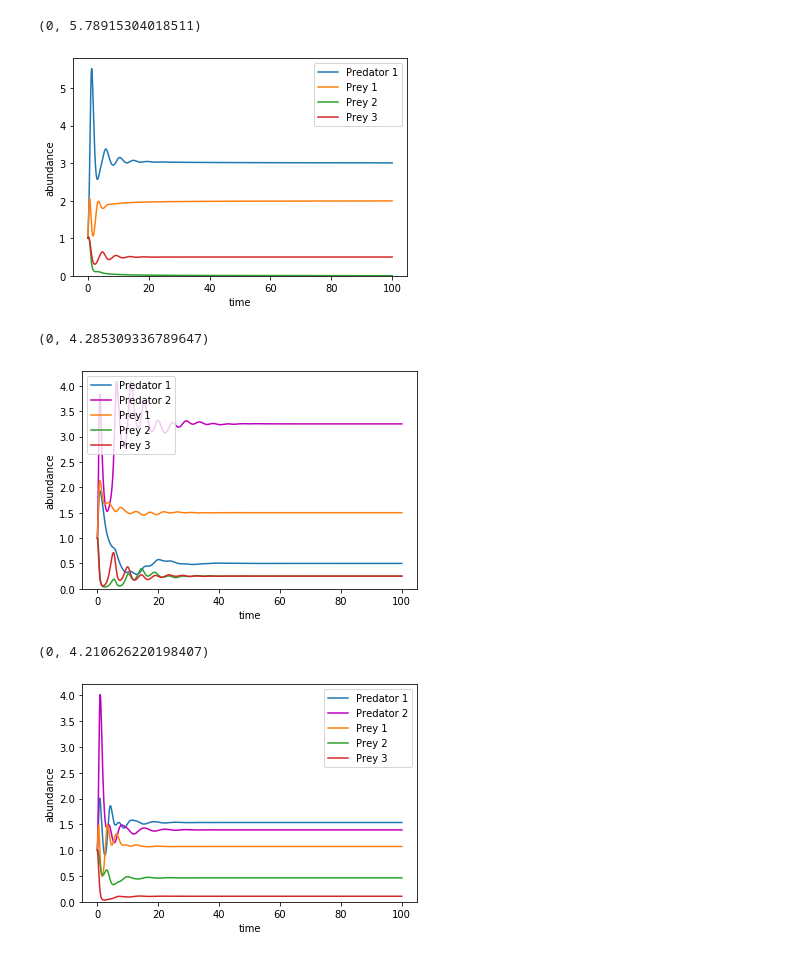
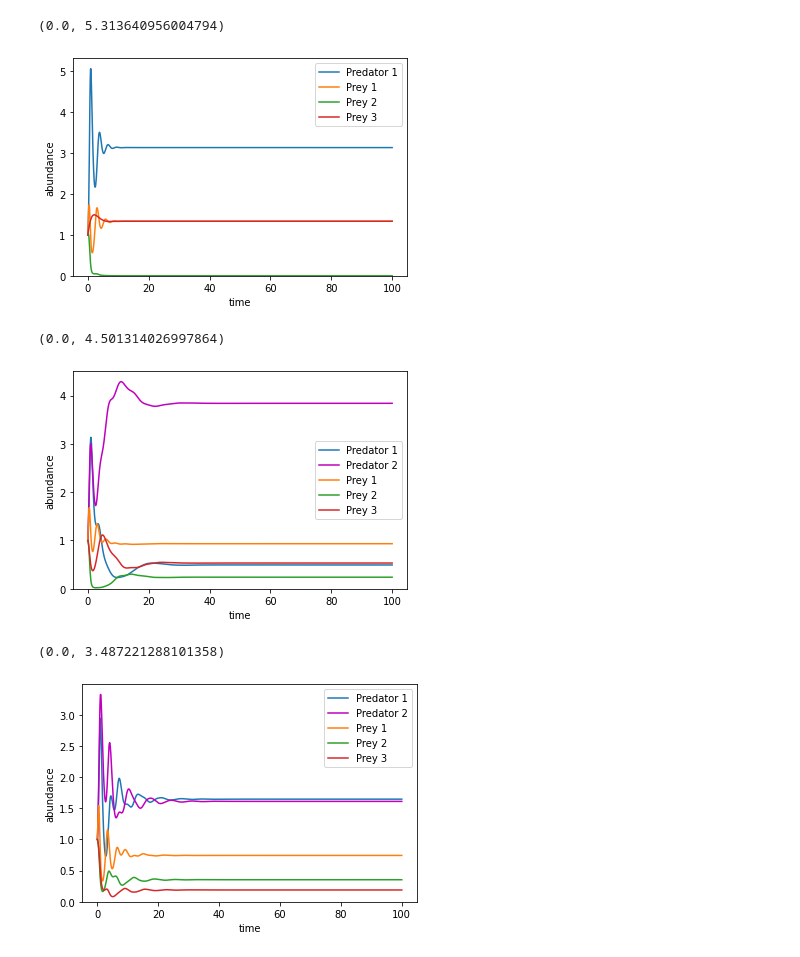
Before and after one commit to iwashitagenecology/prey_discrimination, a Jupyter notebook: prey_discrimination.ipynb, the cells around one changed output. Saved outputs shown, nothing was run; the diff lists cells and outputs as text; code cells hidden in the pictures.

```diff
--- a/prey_discrimination.ipynb
+++ b/prey_discrimination.ipynb
@@ -18,13 +18,13 @@ def functree(v,t,b1,b2,b3,r1,r2,r3,s,m1):
     da2dt = v[5]*(b3*(1-v[5])*v[3]-v[4]*(b1*v[1]+b2*v[2]))
     return [dc1dt,dr1dt,dr2dt,dr3dt,da1dt,da2dt]
 # %%
-v=[1,1,1,1,0.7,0.3] # initial conditon
-#parameter of this simulation
-b1=1
-b2=2
-b3=4
-r1=4
-r2=2
-r3=1.5
-s =1
-m1=2
+# the parameters of this simulation( all cases)
+b1 = 1.5
+b2 = 2.5
+b3 = 1.5
+r1 = 4
+r2 = 2
+r3 = 1.8
+s = 1
+m1 = 2
+m2 = 1.4
@@ -42,21 +44,11 @@ plt.ylabel('abundance')
 plt.legend()
 plt.ylim(0,)
 # %% [output]
-(0, 5.78915304018511)
+(0.0, 5.313640956004794)
-[figure, old version]
+[figure, new version]
 # %%
 init = [1,1,1,1,1,0.5,0.5,0.5,0.5] # initial conditon(Case2,Case3)
 init2 = [1,1,1,1,1,0.5,0.5,0.4,0.3,0.3] #inital condition(Case4)
-# the parameters of this simulation( all cases)
-b1 = 1
-b2 = 2
-b3 = 4
-r1 = 4
-r2 = 2
-r3 = 1.5
-m1 = 2
-m2 = 1.5
-s = 1.0
 # %%
 #define two-predator three-prey model(case2)
 def functree(v,t,b1,b2,b3,r1,r2,r3,s,m1,m2):
@@ -76,17 +68,17 @@ var_list = odeint(functree, init, t_list, args=(b1,b2,b3,r1,r2,r3,s,m1,m2))
 # %%
 #plot this model(case2)
 plt.plot(t_list,var_list[:,0],label="Predator 1")
-plt.plot(t_list,var_list[:,1],label="Predator 2",color="M")
+plt.plot(t_list,var_list[:,1],label="Predator 2",color="m")
 plt.plot(t_list,var_list[:,2],label="Prey 1")
 plt.plot(t_list,var_list[:,3],label="Prey 2")
 plt.plot(t_list,var_list[:,4],label="Prey 3")
 plt.xlabel('time')
 plt.ylabel('abundance')
 plt.legend()
 plt.ylim(0,)
 # %% [output]
-(0, 4.285309336789647)
+(0.0, 4.501314026997864)
-[figure, old version]
+[figure, new version]
 # %%
 # define two-predator three-prey model (Case3)
 def functree(v,t,b1,b2,b3,r1,r2,r3,s,m1,m2):
@@ -106,7 +98,7 @@ var_list = odeint(functree, init, t_list, args=(b1,b2,b3,r1,r2,r3,s,m1,m2))
 # %%
 #plot model(Case3)
 plt.plot(t_list,var_list[:,0],label="Predator 1")
-plt.plot(t_list,var_list[:,1],label="Predator 2",color="M")
+plt.plot(t_list,var_list[:,1],label="Predator 2",color="m")
 plt.plot(t_list,var_list[:,2],label="Prey 1")
 plt.plot(t_list,var_list[:,3],label="Prey 2")
 plt.plot(t_list,var_list[:,4],label="Prey 3")
@@ -115,8 +107,8 @@ plt.ylabel('abundance')
 plt.legend()
 plt.ylim(0,)
 # %% [output]
-(0, 4.210626220198407)
+(0.0, 3.487221288101358)
-[figure, old version]
+[figure, new version]
 # %%
 # define the model of predator-prey(case4)
 def functree(v,t,b1,b2,b3,r1,r2,r3,s,m1,m2):
```
Also changed, not shown: parts of 30 cells of this notebook.
